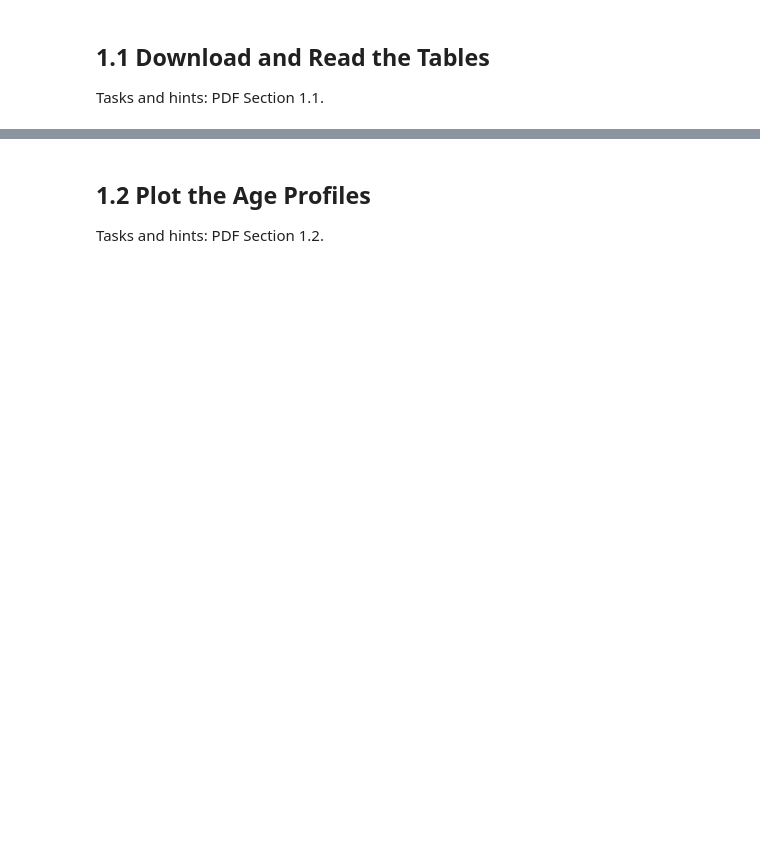
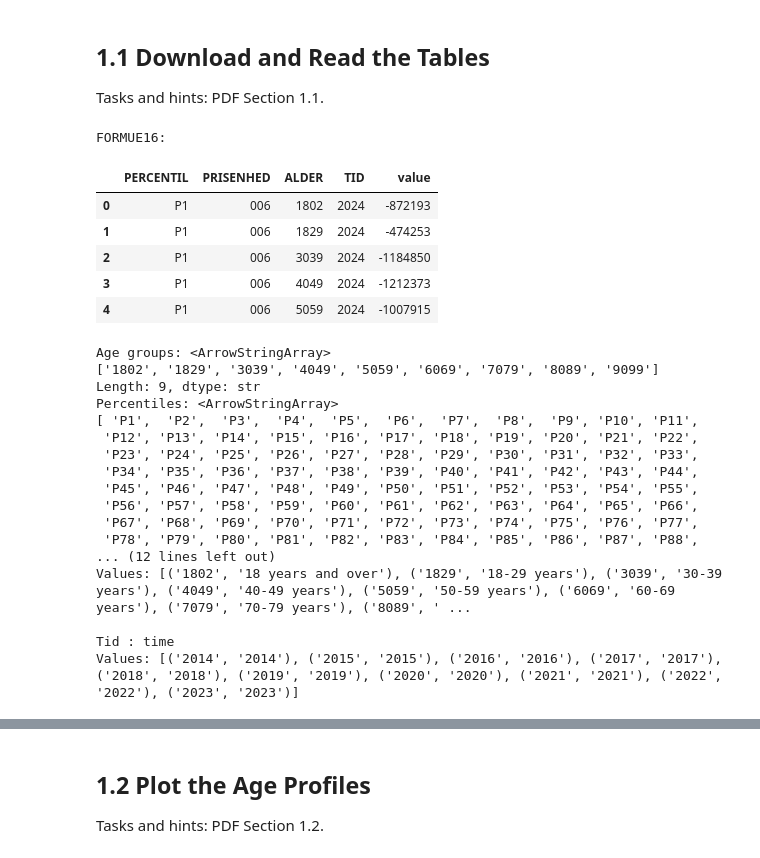
Before and after one commit to clara-julie/Hana_CJ, a Jupyter notebook: DataProject.ipynb, the cells around one changed output, grey strips where cells are left out. Cells and saved outputs as stored; diff of their text form; code cells hidden in the pictures; blank space fills up the shorter version.

```diff
--- a/DataProject.ipynb
+++ b/DataProject.ipynb
@@ -36,4 +43,48 @@ percentiles.head()
 ## 1.1   Download and Read the Tables
 Tasks and hints: PDF Section 1.1.
 # %%
-# counts = download('FORMUE15', ...)
+
+# 1.1 Downloading and reading the tables
+
+# FORMUE16
+print("FORMUE16:")
+display(percentiles.head())
+
+# Inspect age groups and percentile codes
+print("Age groups:", percentiles["ALDER"].unique())
+print("Percentiles:", percentiles["PERCENTIL"].unique())
+
+# Inspect FORMUE15 table information to identify variable codes
+url = "https://api.statbank.dk/v1/tableinfo/FORMUE15"
+table_info = requests.get(url, params={"lang": "en", "format": "JSON"})
+table_info.raise_for_status()
+
+for variable in table_info.json()["variables"]:
+    print(variable["id"], ":", variable["text"])
+    print("Values:", [(v["id"], v["text"]) for v in variable["values"][:10]])
+    print()
+# %% [output]
+FORMUE16:
+|  | PERCENTIL | PRISENHED | ALDER | TID | value |
+| 0 | P1 | 006 | 1802 | 2024 | -872193 |
+| 1 | P1 | 006 | 1829 | 2024 | -474253 |
+| 2 | P1 | 006 | 3039 | 2024 | -1184850 |
+| 3 | P1 | 006 | 4049 | 2024 | -1212373 |
+| 4 | P1 | 006 | 5059 | 2024 | -1007915 |
+Age groups: <ArrowStringArray>
+['1802', '1829', '3039', '4049', '5059', '6069', '7079', '8089', '9099']
+Length: 9, dtype: str
+Percentiles: <ArrowStringArray>
+[ 'P1',  'P2',  'P3',  'P4',  'P5',  'P6',  'P7',  'P8',  'P9', 'P10', 'P11',
+ 'P12', 'P13', 'P14', 'P15', 'P16', 'P17', 'P18', 'P19', 'P20', 'P21', 'P22',
+ 'P23', 'P24', 'P25', 'P26', 'P27', 'P28', 'P29', 'P30', 'P31', 'P32', 'P33',
+ 'P34', 'P35', 'P36', 'P37', 'P38', 'P39', 'P40', 'P41', 'P42', 'P43', 'P44',
+ 'P45', 'P46', 'P47', 'P48', 'P49', 'P50', 'P51', 'P52', 'P53', 'P54', 'P55',
+ 'P56', 'P57', 'P58', 'P59', 'P60', 'P61', 'P62', 'P63', 'P64', 'P65', 'P66',
+ 'P67', 'P68', 'P69', 'P70', 'P71', 'P72', 'P73', 'P74', 'P75', 'P76', 'P77',
+ 'P78', 'P79', 'P80', 'P81', 'P82', 'P83', 'P84', 'P85', 'P86', 'P87', 'P88',
+... (12 lines left out)
+Values: [('1802', '18 years and over'), ('1829', '18-29 years'), ('3039', '30-39 years'), ('4049', '40-49 years'), ('5059', '50-59 years'), ('6069', '60-69 years'), ('7079', '70-79 years'), ('8089', ' ...
+
+Tid : time
+Values: [('2014', '2014'), ('2015', '2015'), ('2016', '2016'), ('2017', '2017'), ('2018', '2018'), ('2019', '2019'), ('2020', '2020'), ('2021', '2021'), ('2022', '2022'), ('2023', '2023')]
```
Also changed, not shown: parts of 4 cells of this notebook.
